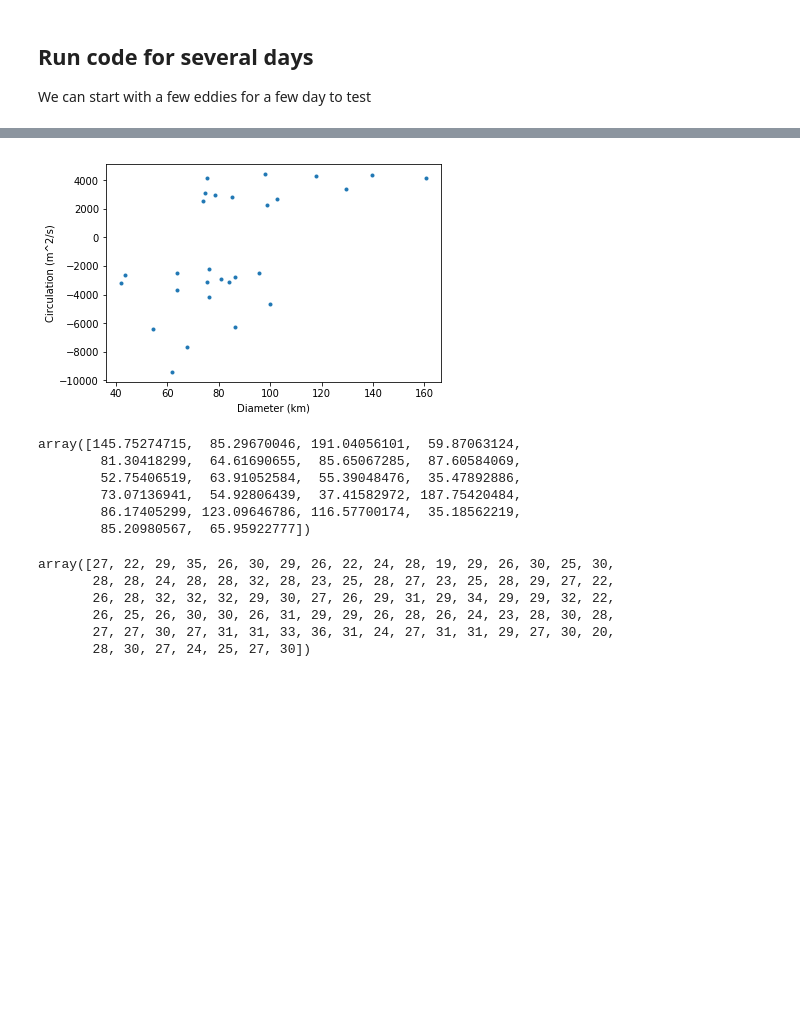
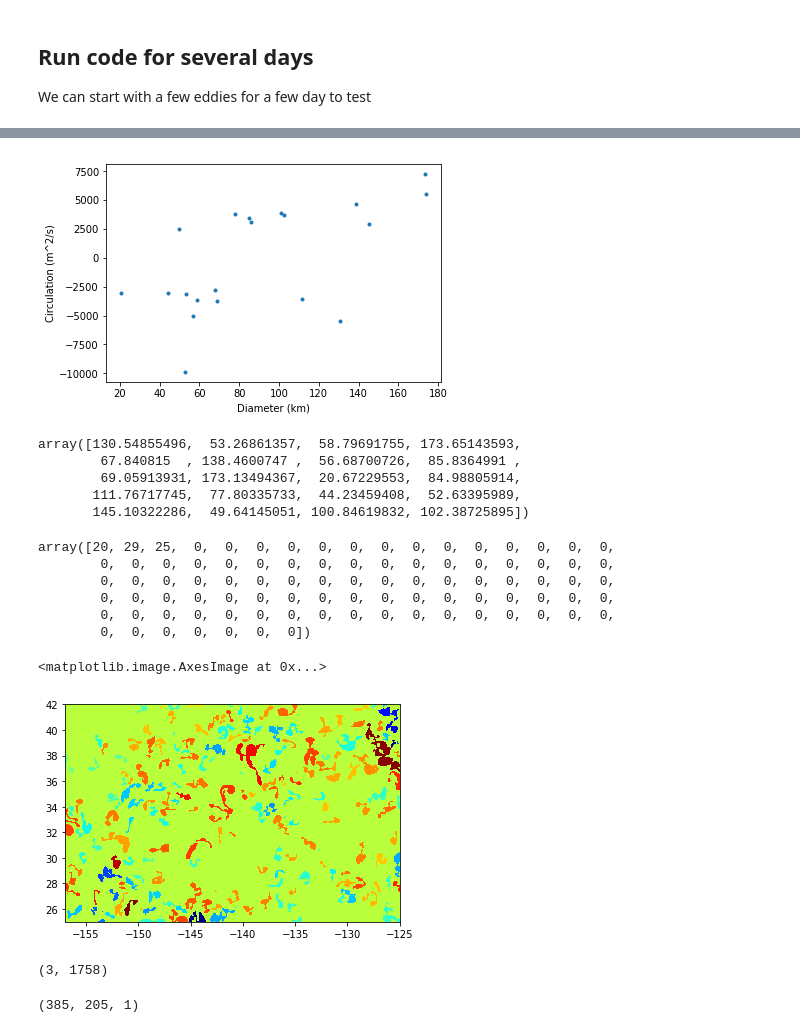
Before and after one commit to JASaa/eddies-R2, a Jupyter notebook: eddy_dates_test.ipynb, the cells around one changed output, grey strips where cells are left out. Drawn from its saved outputs; the diff is of its cells as text; code cells hidden in the pictures; blank space fills up the shorter version.

```diff
--- a/eddy_dates_test.ipynb
+++ b/eddy_dates_test.ipynb
@@ -62,0 +72,3 @@ plot_eddies(lon,lat,uvel,vvel,vorticity,OW,OW_eddies,eddie_census,nEddies,intens
+# %%
+%%capture
+data = eddy_detection(lon,lat,depth,uvel,vvel,0,R2_criterion,OW_start,max_evaluation_points,min_eddie_cells)
@@ -112,28 +119,44 @@ plt.show()
 # %%
 import matplotlib.pyplot as plt
 #plot of circulation vs diameter for a certain day
+day0 = 0
 
-plt.plot(eddies[20][5,:nEd[20]],eddies[20][1,:nEd[20]],'.')
+plt.plot(eddy_census_list[day0][5,:nEd[day0]],eddy_census_list[day0][1,:nEd[day0]],'.')
 plt.xlabel('Diameter (km)')
 plt.ylabel('Circulation (m^2/s)')
 plt.show()
 # %% [output]
-[figure, old version]
+[figure, new version]
-# %%
-eddies[50][5,:nEd[50]]
-# %% [output]
-array([145.75274715,  85.29670046, 191.04056101,  59.87063124,
-        81.30418299,  64.61690655,  85.65067285,  87.60584069,
-        52.75406519,  63.91052584,  55.39048476,  35.47892886,
-        73.07136941,  54.92806439,  37.41582972, 187.75420484,
-        86.17405299, 123.09646786, 116.57700174,  35.18562219,
-        85.20980567,  65.95922777])
+# %%
+eddy_census_list[day0][5,:nEd[day0]]
+# %% [output]
+array([130.54855496,  53.26861357,  58.79691755, 173.65143593,
+        67.840815  , 138.4600747 ,  56.68700726,  85.8364991 ,
+        69.05913931, 173.13494367,  20.67229553,  84.98805914,
+       111.76717745,  77.80335733,  44.23459408,  52.63395989,
+       145.10322286,  49.64145051, 100.84619832, 102.38725895])
 # %%
-nEd[50]
+nEd
 # %% [output]
-array([27, 22, 29, 35, 26, 30, 29, 26, 22, 24, 28, 19, 29, 26, 30, 25, 30,
-       28, 28, 24, 28, 28, 32, 28, 23, 25, 28, 27, 23, 25, 28, 29, 27, 22,
-       26, 28, 32, 32, 32, 29, 30, 27, 26, 29, 31, 29, 34, 29, 29, 32, 22,
-       26, 25, 26, 30, 30, 26, 31, 29, 29, 26, 28, 26, 24, 23, 28, 30, 28,
-       27, 27, 30, 27, 31, 31, 33, 36, 31, 24, 27, 31, 31, 29, 27, 30, 20,
-       28, 30, 27, 24, 25, 27, 30])
+array([20, 29, 25,  0,  0,  0,  0,  0,  0,  0,  0,  0,  0,  0,  0,  0,  0,
+        0,  0,  0,  0,  0,  0,  0,  0,  0,  0,  0,  0,  0,  0,  0,  0,  0,
+        0,  0,  0,  0,  0,  0,  0,  0,  0,  0,  0,  0,  0,  0,  0,  0,  0,
+        0,  0,  0,  0,  0,  0,  0,  0,  0,  0,  0,  0,  0,  0,  0,  0,  0,
+        0,  0,  0,  0,  0,  0,  0,  0,  0,  0,  0,  0,  0,  0,  0,  0,  0,
+        0,  0,  0,  0,  0,  0,  0])
+# %%
+import matplotlib.pyplot as plt
+
+plt.imshow(data[9][:,:,k_plot].T, extent=[lon[0],lon[-1],lat[0],lat[-1]],aspect='auto',origin="lower",cmap='jet')
+# %% [output]
+<matplotlib.image.AxesImage at 0x...>
+[figure, added]
+# %%
+from eddies import local_peaks
+local_peaks(data[5],OW_start,2000).shape
+# %% [output]
+(3, 1758)
+# %%
+data[9].shape
+# %% [output]
+(385, 205, 1)
```
Also changed, not shown: parts of 11 cells of this notebook, 1 other file.
